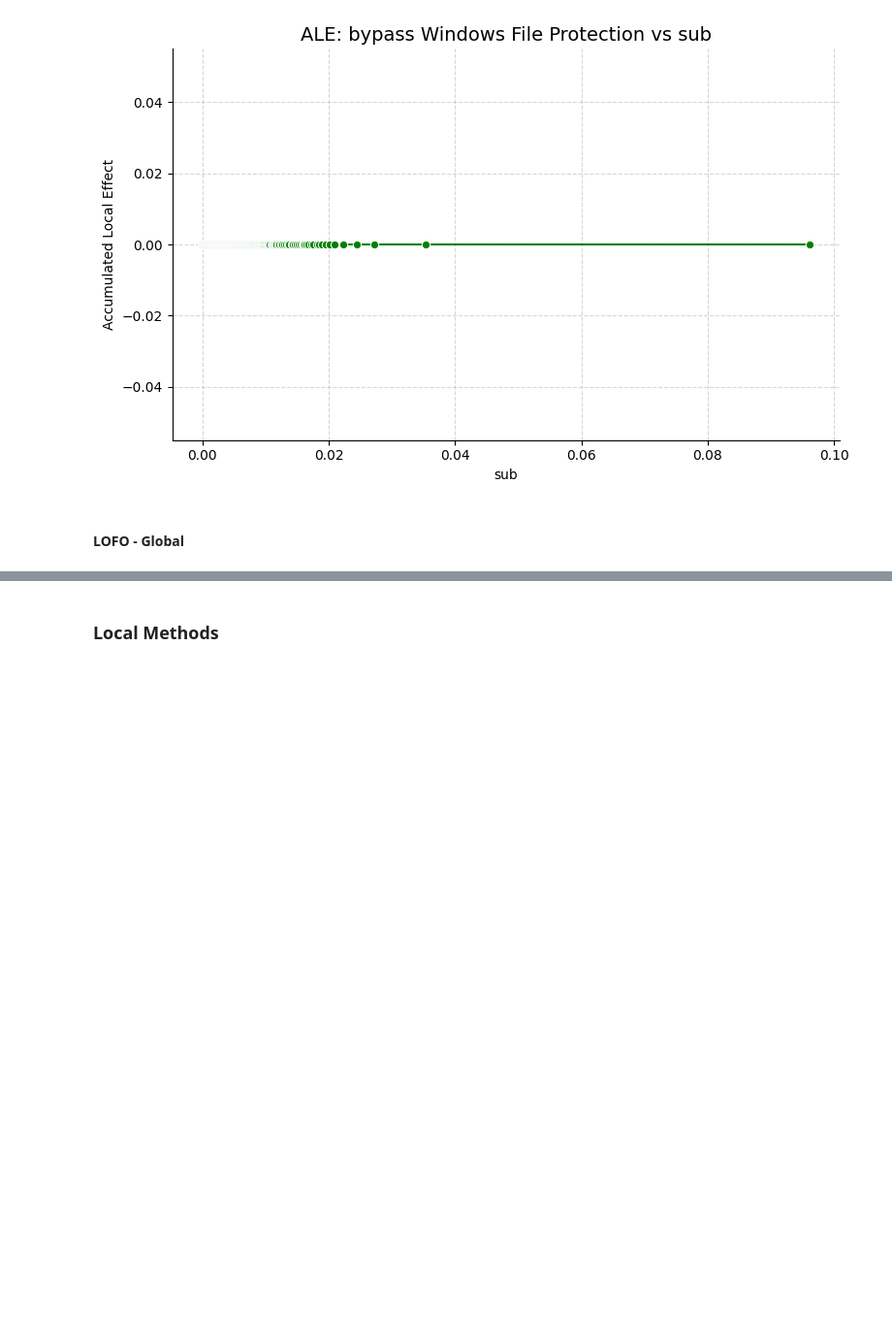
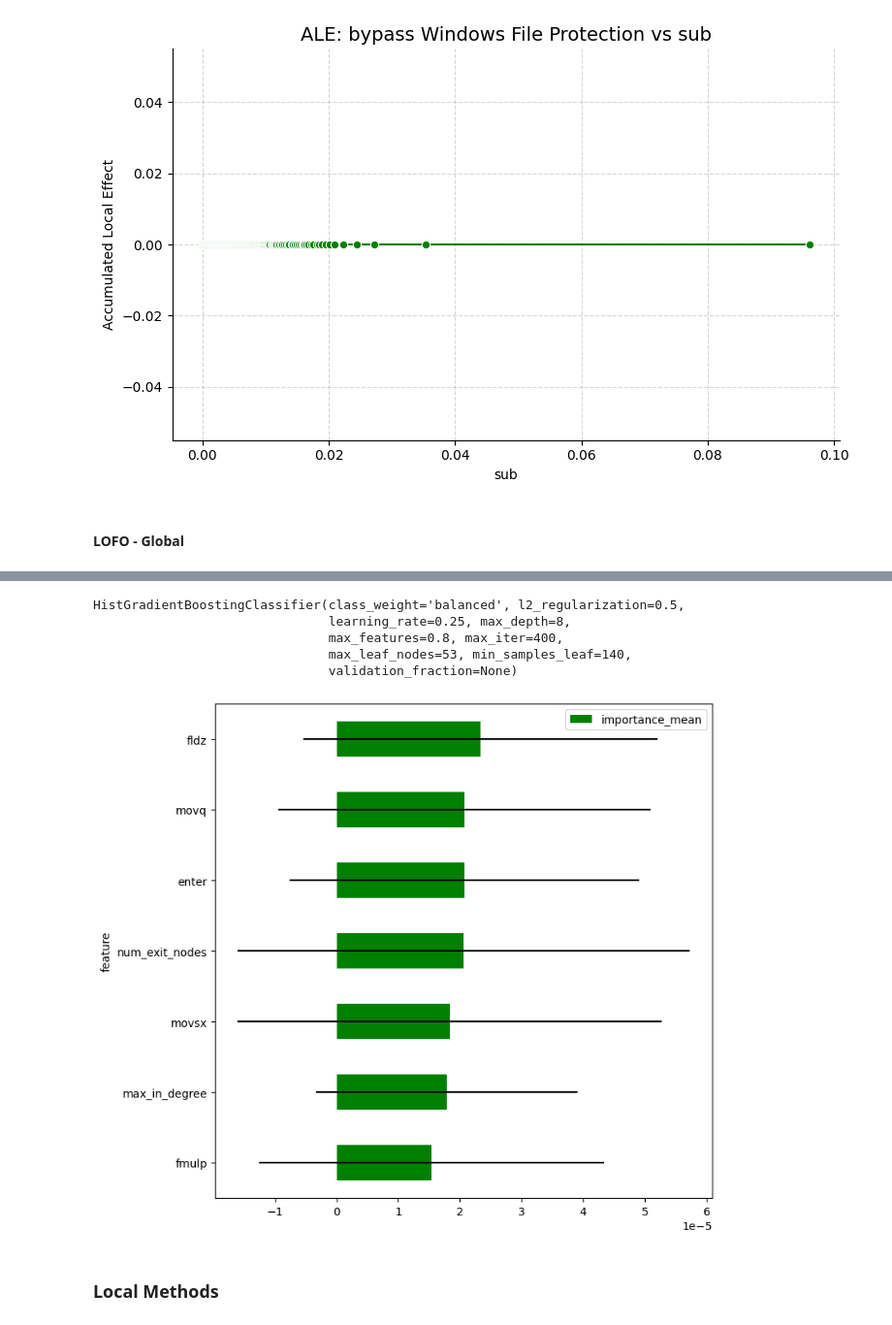
Before and after one commit to Michel93DM/XAI_methods, a Jupyter notebook: Notebooks/XAI_methods.ipynb, the cells around one changed output, grey strips where cells are left out. Shown: that part at 97% size. Cells and saved outputs as stored; diff of their text form; code cells hidden in the pictures; blank space fills up the shorter version.

Commit message:
update XAI_methods LOFO and ALE(description)

```diff
--- a/Notebooks/XAI_methods.ipynb
+++ b/Notebooks/XAI_methods.ipynb
@@ -288,0 +415,9 @@ plt.show()
+# %%
+model_lofo = model.estimators_[0]
+model_lofo
+# %% [output]
+HistGradientBoostingClassifier(class_weight='balanced', l2_regularization=0.5,
+                               learning_rate=0.25, max_depth=8,
+                               max_features=0.8, max_iter=400,
+                               max_leaf_nodes=53, min_samples_leaf=140,
+                               validation_fraction=None)
@@ -289,3 +426,21 @@ plt.show()
+# %%
+feature_cols = X_train.columns.tolist()
+
+df = X_train.copy()
+df['bypass Windows File Protection'] = y_train['bypass Windows File Protection']
+
+# Créer l’objet Dataset pour LOFO
+dataset = Dataset(df=df, target= 'bypass Windows File Protection' , features=feature_cols)
+# %%
+# Calculer l'importance LOFO
+lofo = LOFOImportance(dataset, model=model_lofo, scoring="roc_auc", cv=4)
+
+importance_df = lofo.get_importance()
+# %%
+%matplotlib inline
+plot_importance(importance_df.iloc[:7])
+# %% [output]
+[figure, added]
 # %% [markdown]
 ### **Local Methods**
 # %% [markdown]
```
Also changed, not shown: parts of 3 cells of this notebook, 1 other file.
